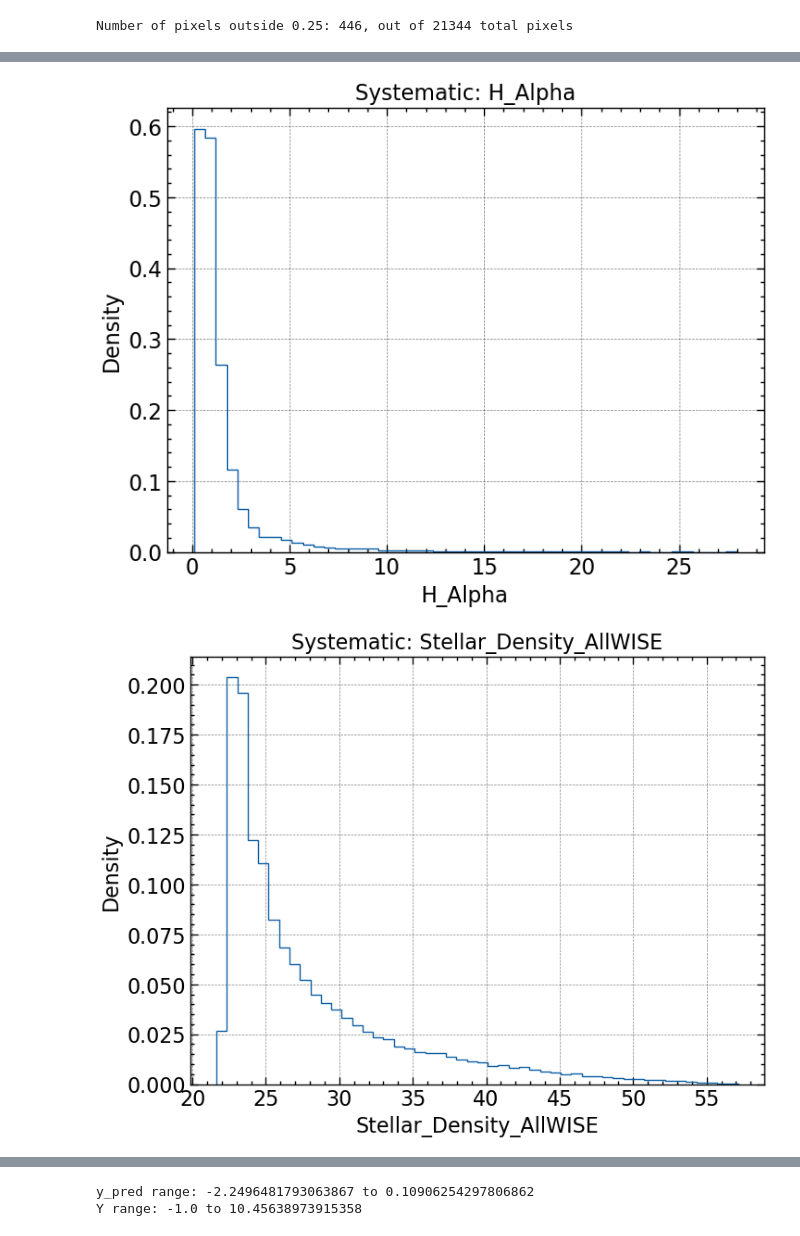
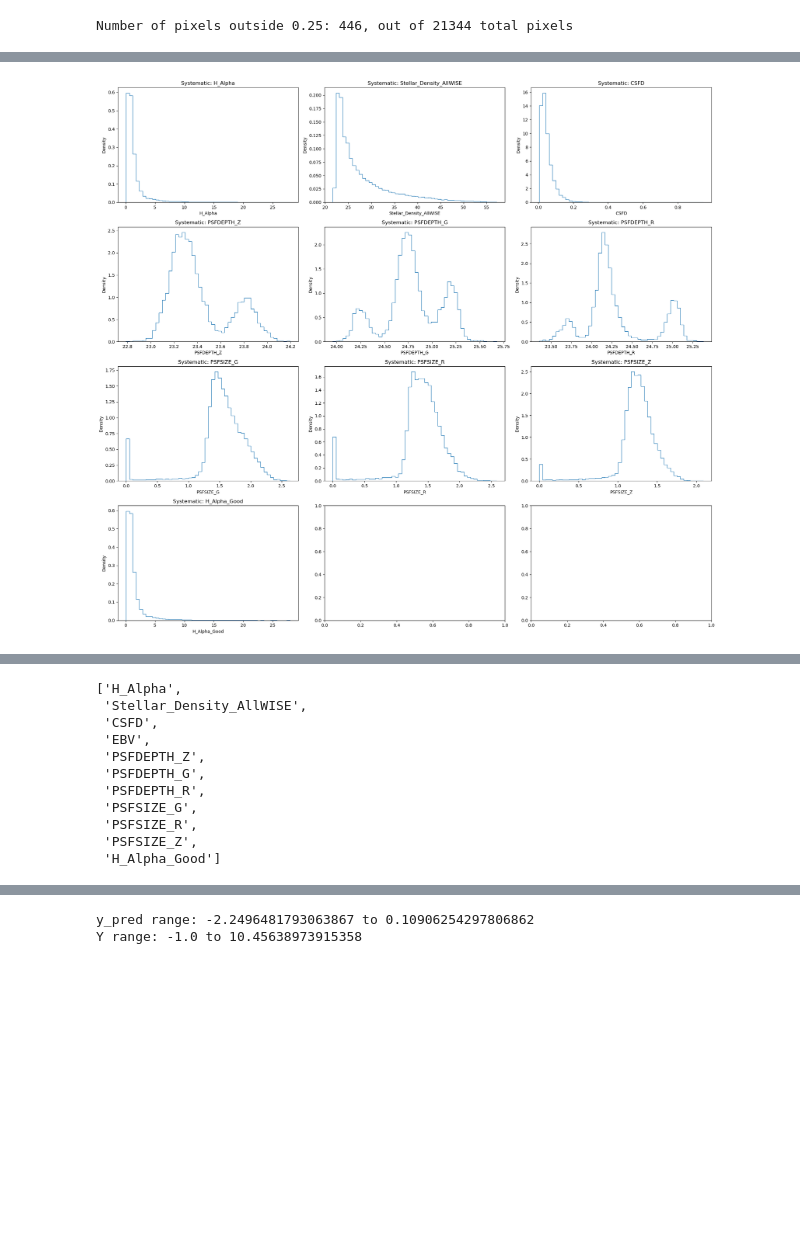
Before and after one commit to Shin107/DESILegacy-PECVEL, a Jupyter notebook: notebooks/regression_systematics.ipynb, the cells around one changed output, grey strips where cells are left out. Cells and saved outputs as stored; diff of their text form; code cells hidden in the pictures; blank space fills up the shorter version.

```diff
--- a/notebooks/regression_systematics.ipynb
+++ b/notebooks/regression_systematics.ipynb
@@ -123,0 +133,27 @@ mask_size_r =  (mask == 1) & (systematics_maps['PSFSIZE_G'] > 1)
+# %%
+fig, axes = plt.subplots(1, 3, figsize=(20, 7))
+axes = axes.flatten()
+vlines = [1.15, 1.15, 1.15]
+
+psf_systematics = [name for name in systematics_list if 'PSFSIZE' in name]
+colors = ['tab:green', 'tab:red', 'tab:blue']
+titles = ['PSF Size G', 'PSF Size R', 'PSF Size Z']
+xlabels = ['PSF Size G [arcsec]', 'PSF Size R [arcsec]', 'PSF Size Z [arcsec]']
+
+for idx, sys_name in enumerate(psf_systematics):
+    data_to_plot = systematics_maps[sys_name][mask==1]
+    valid = np.isfinite(data_to_plot) & (data_to_plot != -1.6375e30)
+
+    axes[idx].hist(data_to_plot[valid], bins=50, histtype='step', density=True, color=colors[idx], linewidth=2)
+    axes[idx].set_title(titles[idx], fontsize=16)
+    axes[idx].set_xlabel(xlabels[idx], fontsize=14)
+    axes[idx].set_ylabel('Density', fontsize=14)
+    axes[idx].axvline(x=vlines[idx], color='k', linestyle='--', linewidth=2, label=f'Threshold = {vlines[idx]}')
+    axes[idx].legend(fontsize=12)
+    axes[idx].tick_params(axis='both', which='major', labelsize=12)
+    axes[idx].grid(True, linestyle='--', alpha=0.4)
+
+plt.tight_layout()
+plt.subplots_adjust(top=0.88)
+plt.suptitle('Distribution of PSF Sizes (G, R, Z bands)', fontsize=18)
+plt.show()
@@ -151,11 +221,17 @@ plot_systematic_relation(ngal_new,nran_new,systematics_maps['PSFSIZE_G'][mask_si
 # %%
+fig, axes = plt.subplots(4, 3, figsize=(20, 18))
+axes = axes.flatten()
 
 for idx, sys_name in enumerate(systematics_list):
-    plt.hist(systematics_maps[sys_name][mask==1], bins=50, histtype='step', density=True)
-    plt.title(f'Systematic: {sys_name}')
-    plt.xlabel(sys_name)
-    plt.ylabel('Density')
-    plt.show()
+    data_to_plot = systematics_maps[sys_name][mask==1]
+    # Remove extreme values (e.g., -1.6375e30, nan)
+    valid = np.isfinite(data_to_plot) & (data_to_plot != -1.6375e30)
+    axes[idx].hist(data_to_plot[valid], bins=50, histtype='step', density=True)
+    axes[idx].set_title(f'Systematic: {sys_name}')
+    axes[idx].set_xlabel(sys_name)
+    axes[idx].set_ylabel('Density')
+
+plt.tight_layout()
+plt.show()
 # %% [output]
-[figure, old version]
+[figure, new version]
-[figure, removed]
@@ -168,0 +238,14 @@ for idx, sys_name in enumerate(systematics_list):
+# %%
+systematics_list
+# %% [output]
+['H_Alpha',
+ 'Stellar_Density_AllWISE',
+ 'CSFD',
+ 'EBV',
+ 'PSFDEPTH_Z',
+ 'PSFDEPTH_G',
+ 'PSFDEPTH_R',
+ 'PSFSIZE_G',
+ 'PSFSIZE_R',
+ 'PSFSIZE_Z',
+ 'H_Alpha_Good']
```
Also changed, not shown: parts of 20 cells of this notebook.
